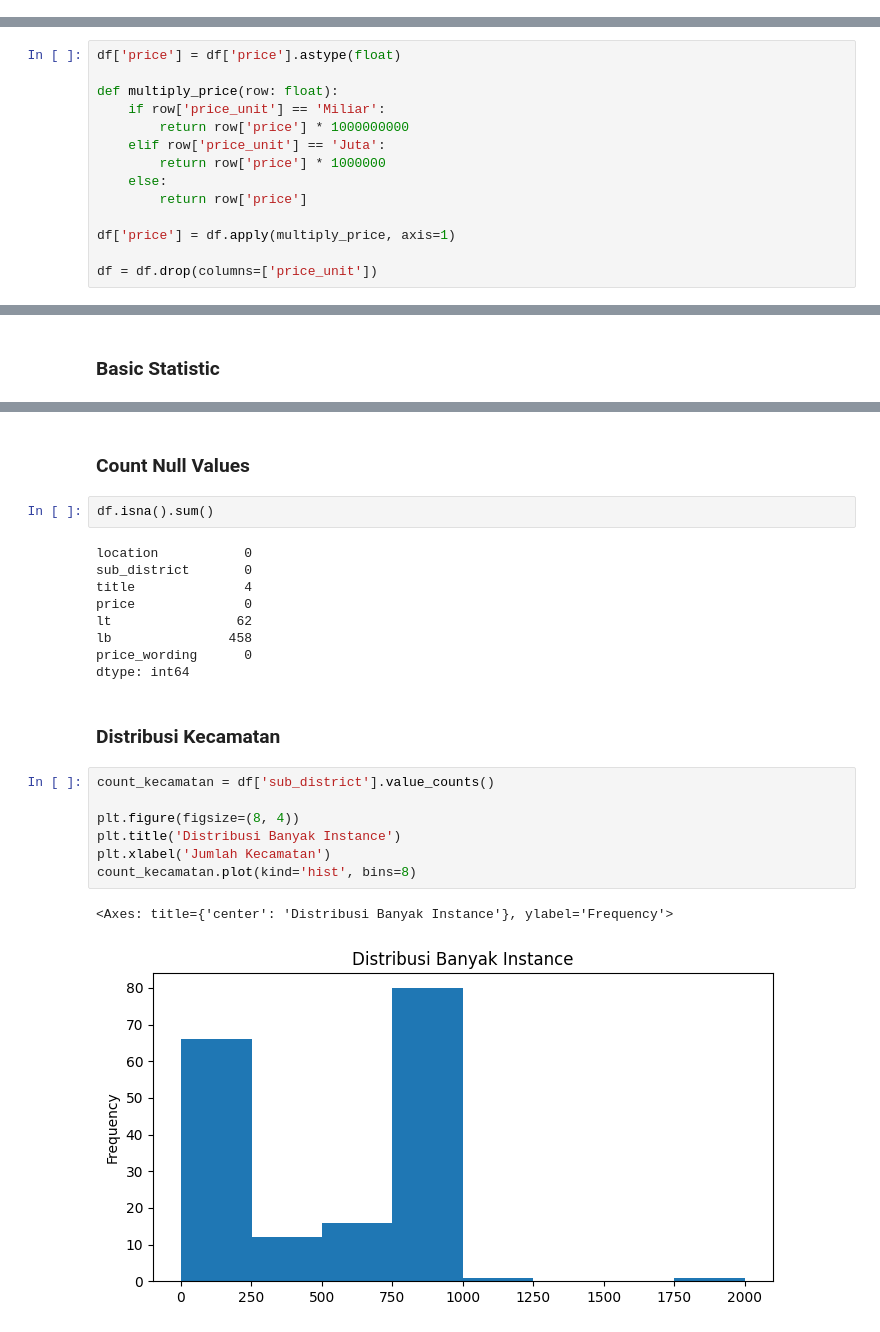
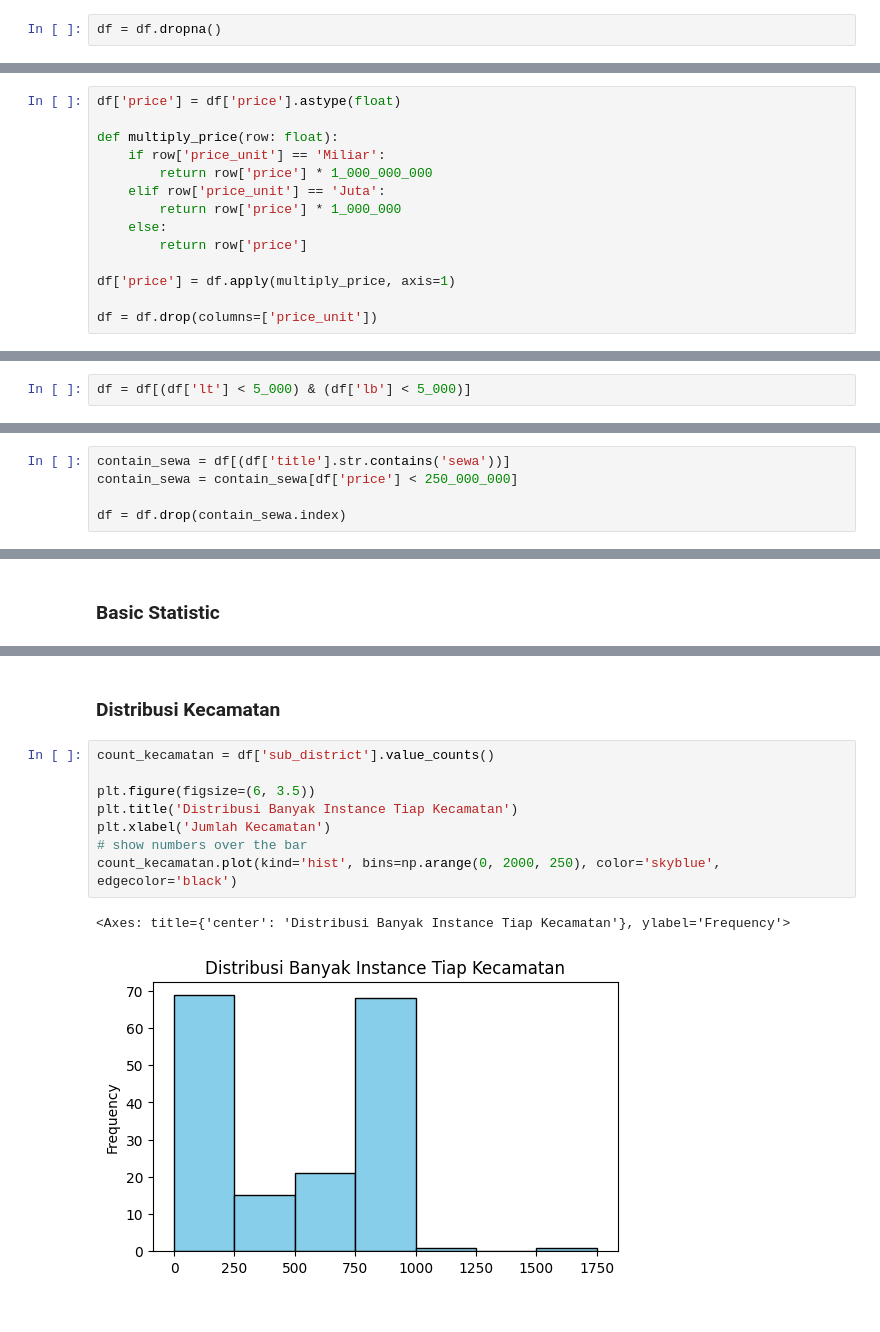
Before and after one commit to geraldabrhm/house-price-scrap-jabodetabek, a Jupyter notebook: analysis/notebook.ipynb, the cells around one changed output, grey strips where cells are left out. Drawn from its saved outputs; the diff is of its cells as text.

```diff
--- a/analysis/notebook.ipynb
+++ b/analysis/notebook.ipynb
@@ -18,0 +38,2 @@ df.describe()
+# %%
+df = df.dropna()
@@ -42,9 +75,9 @@ df['price'] = df['price'].astype(float)
 
 def multiply_price(row: float):
     if row['price_unit'] == 'Miliar':
-        return row['price'] * 1000000000
+        return row['price'] * 1_000_000_000
     elif row['price_unit'] == 'Juta':
-        return row['price'] * 1000000
+        return row['price'] * 1_000_000
     else:
         return row['price']
 
@@ -61,0 +99,2 @@ df['lb'] = df['lb'].astype(float)
+# %%
+df = df[(df['lt'] < 5_000) & (df['lb'] < 5_000)]
@@ -62,3 +103,8 @@ df['lb'] = df['lb'].astype(float)
+# %%
+contain_sewa = df[(df['title'].str.contains('sewa'))]
+contain_sewa = contain_sewa[df['price'] < 250_000_000]
+
+df = df.drop(contain_sewa.index)
 # %% [markdown]
 ## EDA
 # %% [markdown]
@@ -89,25 +135,13 @@ df.describe()
-# %% [markdown]
-### Count Null Values
-# %%
-df.isna().sum()
-# %% [output]
-location           0
-sub_district       0
-title              4
-price              0
-lt                62
-lb               458
-price_wording      0
-dtype: int64
 # %% [markdown]
 ### Distribusi Kecamatan
 # %%
 count_kecamatan = df['sub_district'].value_counts()
 
-plt.figure(figsize=(8, 4))
-plt.title('Distribusi Banyak Instance')
+plt.figure(figsize=(6, 3.5))
+plt.title('Distribusi Banyak Instance Tiap Kecamatan')
 plt.xlabel('Jumlah Kecamatan')
-count_kecamatan.plot(kind='hist', bins=8)
+# show numbers over the bar
+count_kecamatan.plot(kind='hist', bins=np.arange(0, 2000, 250), color='skyblue', edgecolor='black')
 # %% [output]
-<Axes: title={'center': 'Distribusi Banyak Instance'}, ylabel='Frequency'>
+<Axes: title={'center': 'Distribusi Banyak Instance Tiap Kecamatan'}, ylabel='Frequency'>
-[figure, old version]
+[figure, new version]
```
Also changed, not shown: parts of 29 cells of this notebook.
